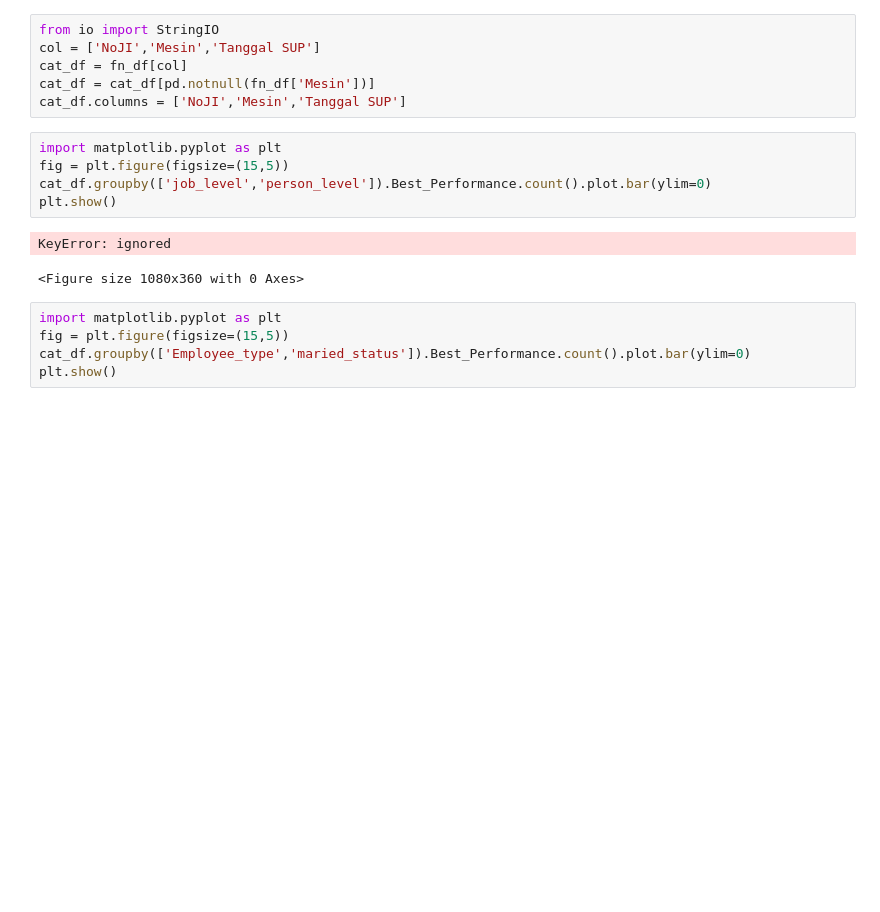
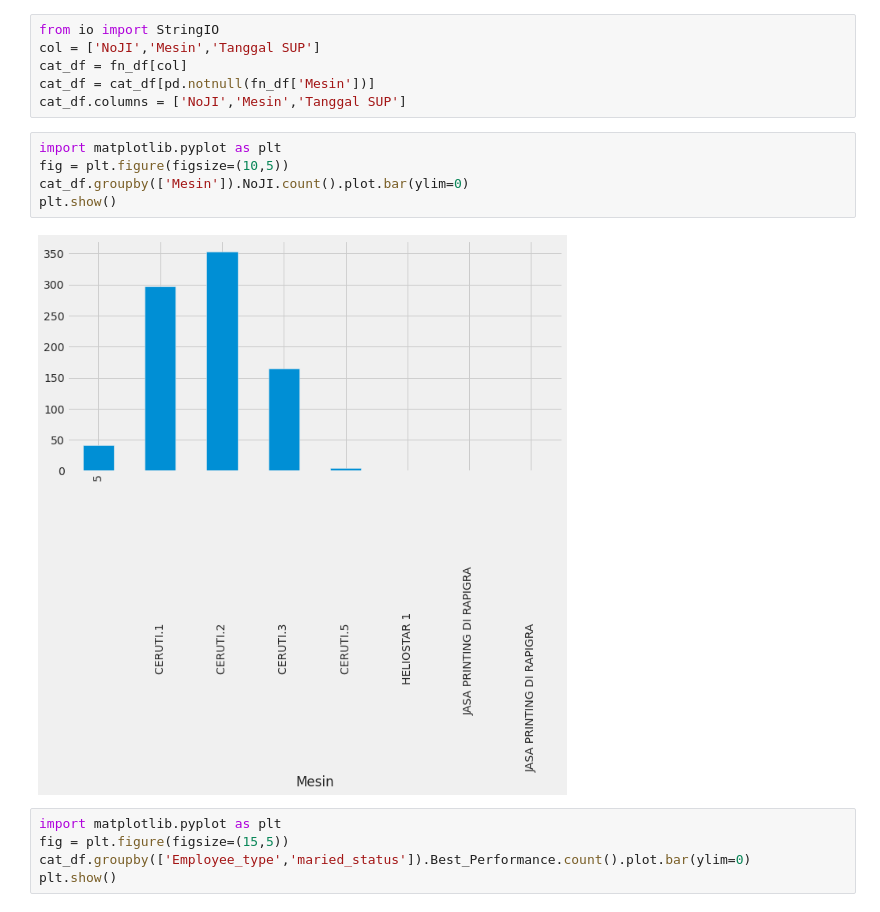
Before and after one commit to rfdyning6/rfdyning6.github.io, a Jupyter notebook: coba_database.ipynb, the cells around one changed output. Cells and saved outputs as stored; diff of their text form; blank space fills up the shorter version.

```diff
--- a/coba_database.ipynb
+++ b/coba_database.ipynb
@@ -200,12 +197,11 @@ cat_df = cat_df[pd.notnull(fn_df['Mesin'])]
 cat_df.columns = ['NoJI','Mesin','Tanggal SUP']
 # %%
 import matplotlib.pyplot as plt
-fig = plt.figure(figsize=(15,5))
-cat_df.groupby(['job_level','person_level']).Best_Performance.count().plot.bar(ylim=0)
+fig = plt.figure(figsize=(10,5))
+cat_df.groupby(['Mesin']).NoJI.count().plot.bar(ylim=0)
 plt.show()
 # %% [output]
-KeyError: ignored
-<Figure size 1080x360 with 0 Axes>
+[figure, added]
 # %%
 import matplotlib.pyplot as plt
 fig = plt.figure(figsize=(15,5))
```
Also changed, not shown: parts of 1 cell of this notebook.
